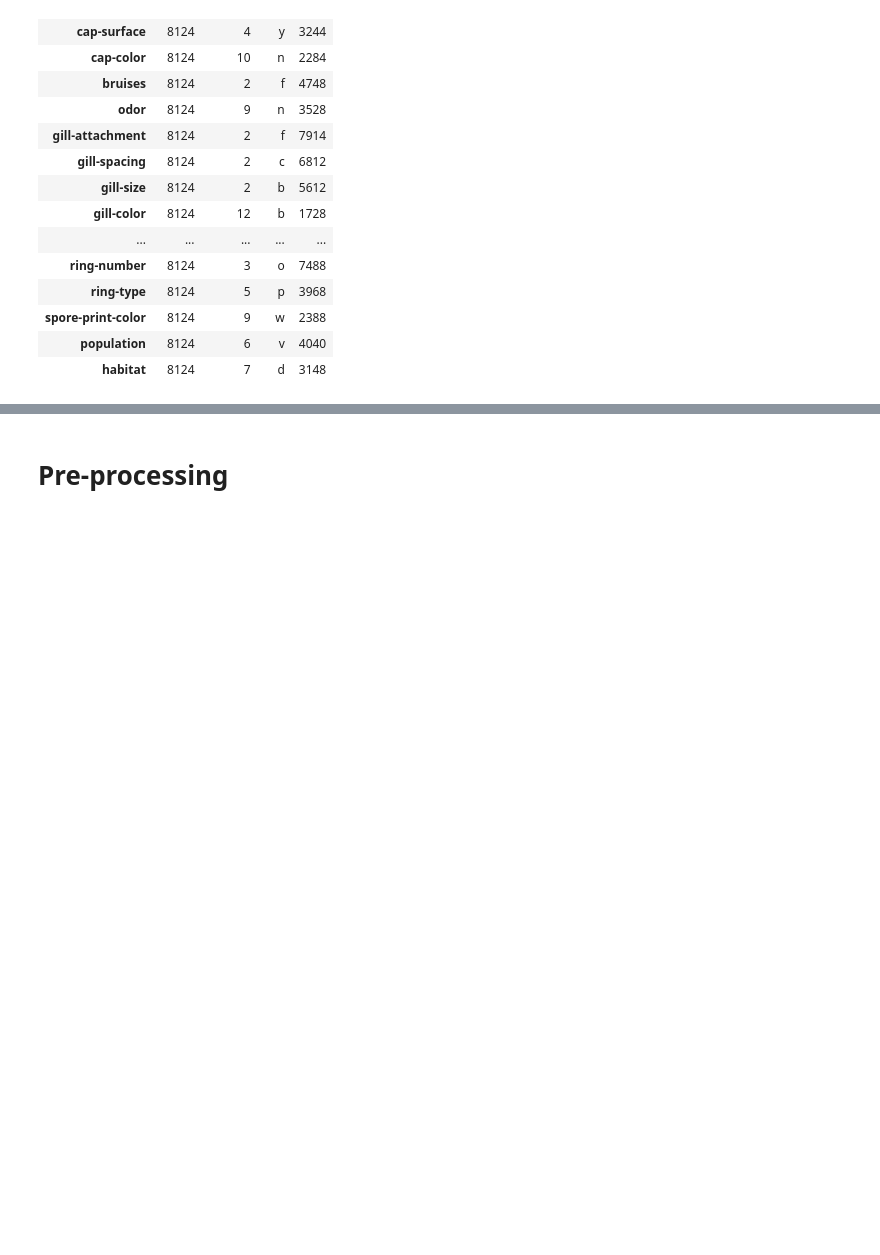
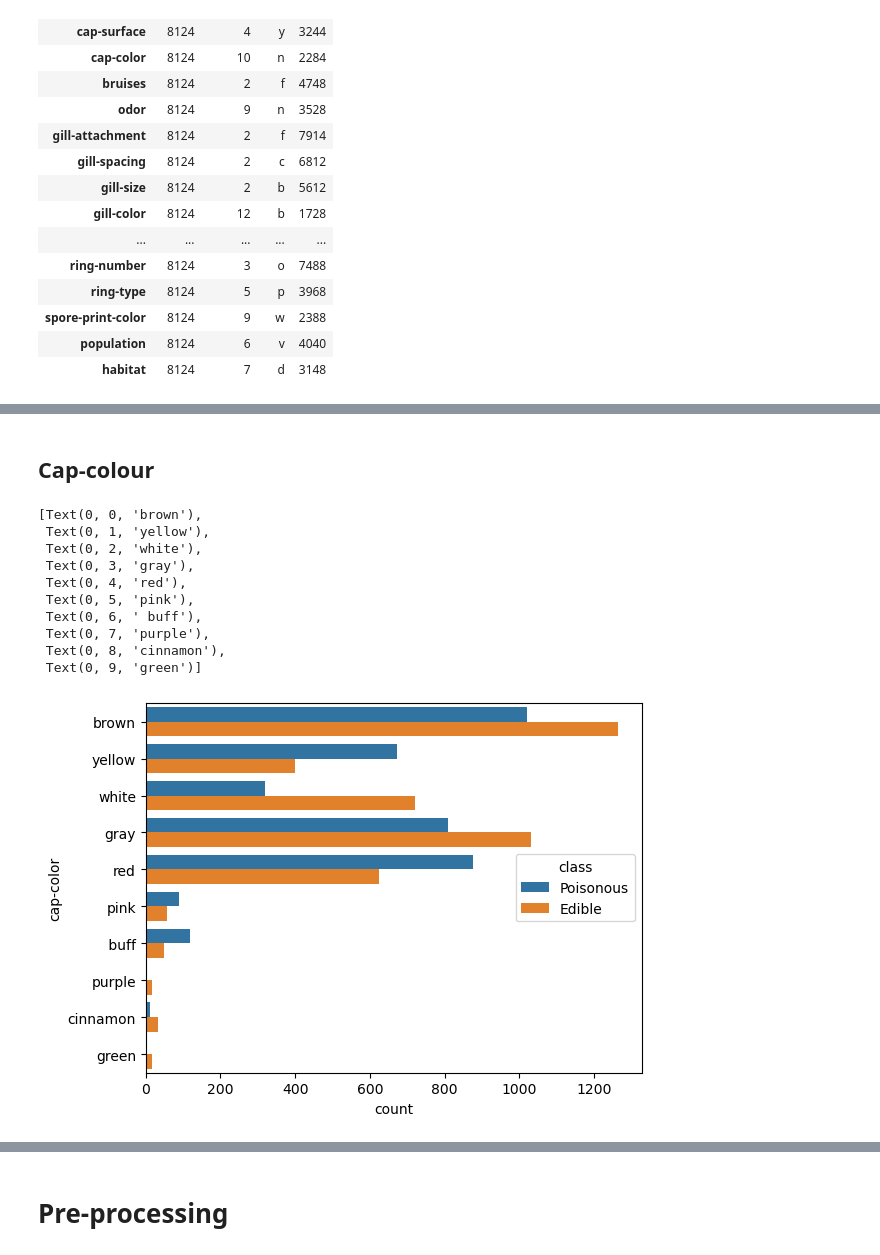
Before and after one commit to RossErskine/ML_Algorithms, a Jupyter notebook: Logistic regression-Mushrooms.ipynb, the cells around one changed output, grey strips where cells are left out. Drawn from its saved outputs; the diff is of its cells as text; code cells hidden in the pictures; blank space fills up the shorter version.

```diff
--- a/Logistic regression-Mushrooms.ipynb
+++ b/Logistic regression-Mushrooms.ipynb
@@ -52,0 +88,17 @@ sns.histplot(all_df['class'])
+# %% [markdown]
+## Cap-colour
+# %%
+ax = sns.countplot(y=all_df['cap-color'], hue=all_df['class'])
+ax.set_yticklabels(('brown', 'yellow','white','gray','red','pink',' buff', 'purple', 'cinnamon', 'green'))
+# %% [output]
+[Text(0, 0, 'brown'),
+ Text(0, 1, 'yellow'),
+ Text(0, 2, 'white'),
+ Text(0, 3, 'gray'),
+ Text(0, 4, 'red'),
+ Text(0, 5, 'pink'),
+ Text(0, 6, ' buff'),
+ Text(0, 7, 'purple'),
+ Text(0, 8, 'cinnamon'),
+ Text(0, 9, 'green')]
+[figure, added]
```
Also changed, not shown: parts of 14 cells of this notebook.
